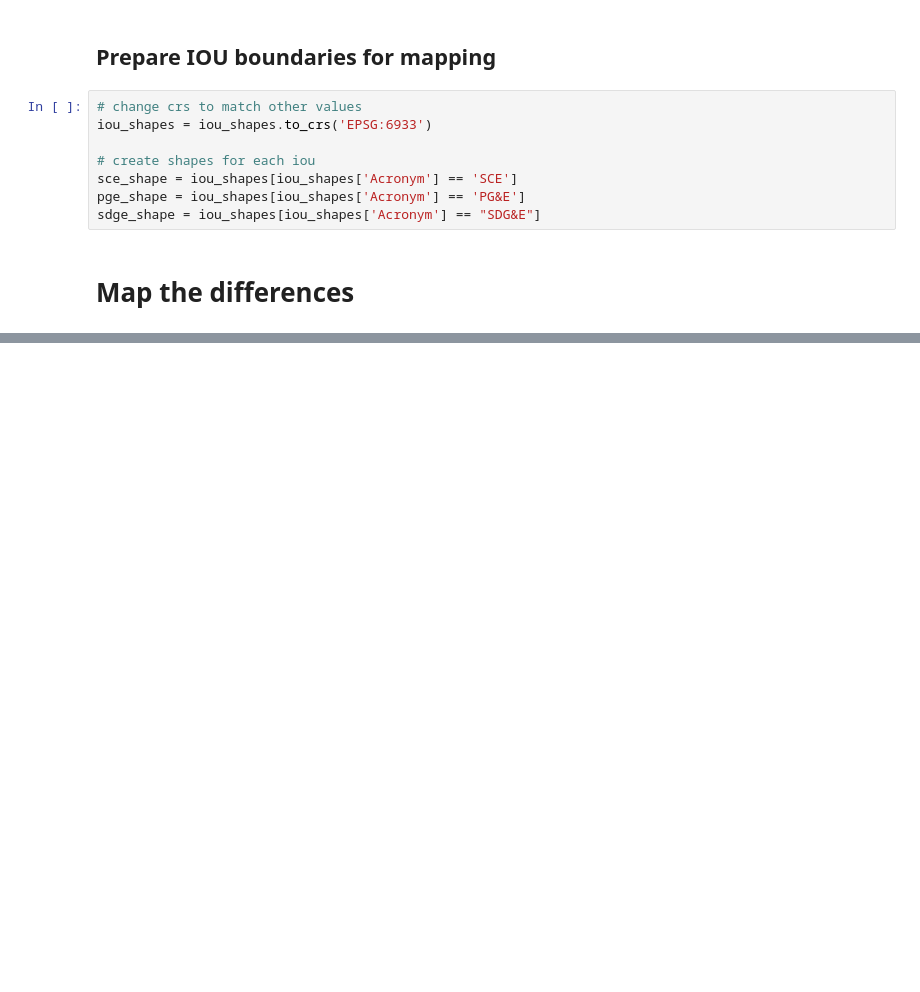
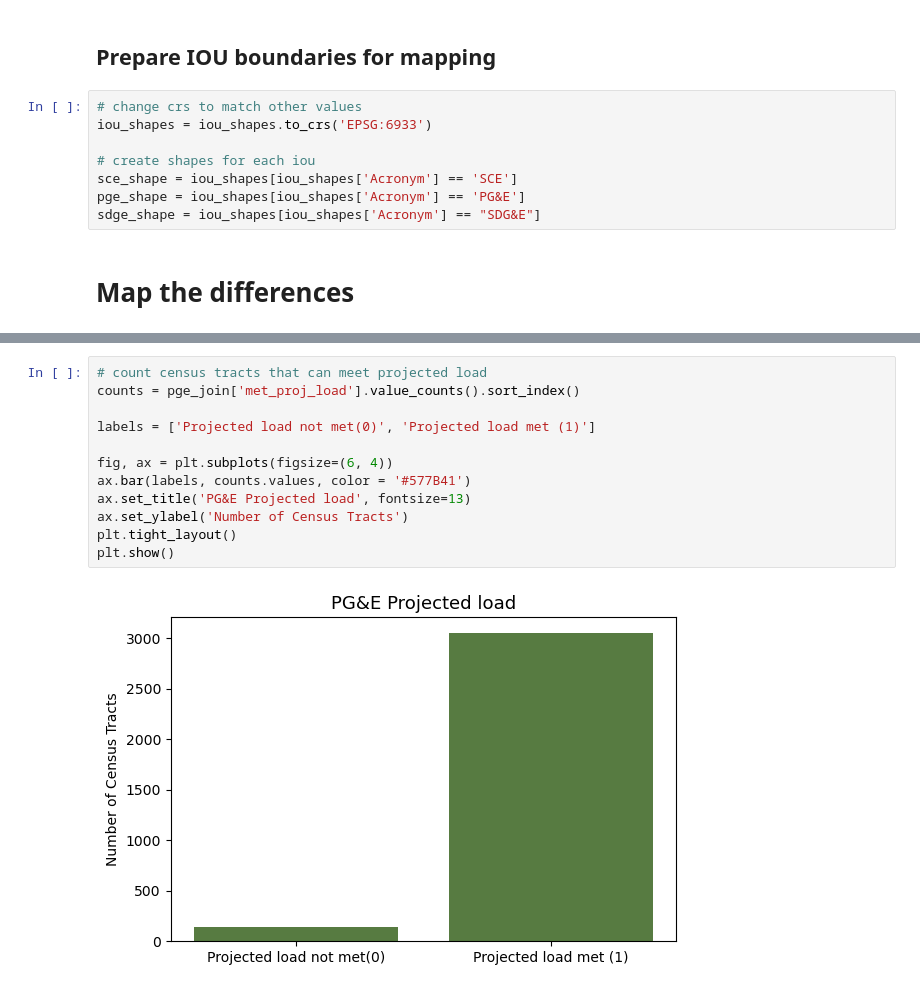
Before and after one commit to ElectriGrid/projected-load-analysis, a Jupyter notebook: headroom_vs_projected.ipynb, the cells around one changed output, grey strips where cells are left out. Cells and saved outputs as stored; diff of their text form; blank space fills up the shorter version.

```diff
--- a/headroom_vs_projected.ipynb
+++ b/headroom_vs_projected.ipynb
@@ -328,0 +290,14 @@ cbar.set_label('Difference in load to projected load')
+# %%
+# count census tracts that can meet projected load
+counts = pge_join['met_proj_load'].value_counts().sort_index()
+
+labels = ['Projected load not met(0)', 'Projected load met (1)']
+
+fig, ax = plt.subplots(figsize=(6, 4))
+ax.bar(labels, counts.values, color = '#577B41')
+ax.set_title('PG&E Projected load', fontsize=13)
+ax.set_ylabel('Number of Census Tracts')
+plt.tight_layout()
+plt.show()
+# %% [output]
+[figure, added]
```
Also changed, not shown: parts of 15 cells of this notebook.
